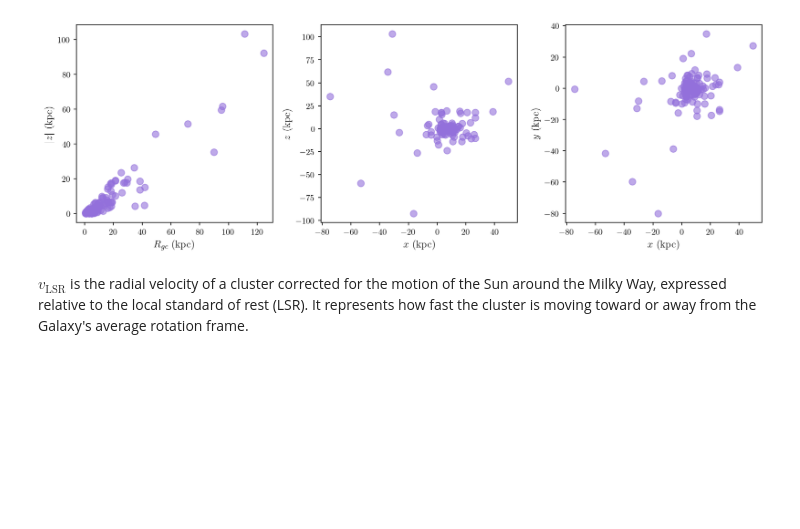
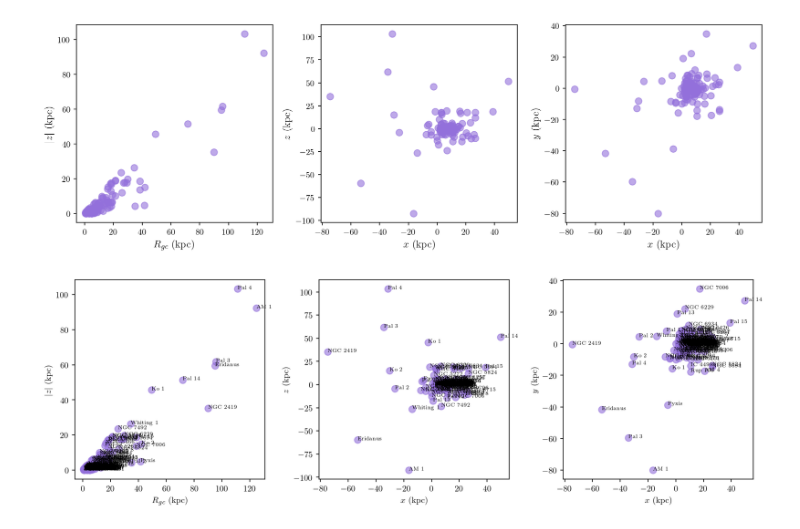
Before and after one commit to sleepdepr1ved/PHYS3116_Team, a Jupyter notebook: PHYS3116_Hassan.ipynb, the cells around one changed output. Drawn from its saved outputs; the diff is of its cells as text; code cells hidden in the pictures; blank space fills up the shorter version.

```diff
--- a/PHYS3116_Hassan.ipynb
+++ b/PHYS3116_Hassan.ipynb
@@ -61,9 +61,6 @@ In-situ clusters formed within the Milky Way itself; they remain closer to the G
 
 Based on the above and the below plots, it's more obvious where the accredited clusters are. Can easily correlate this data with Fe/H data above to finalise accredited clusters. More data isn't necessary. Remaining datasets are used to determine other characteristics required, such as if there are globular clusters that do not rotate with the bulk of other clobular clusters.
 # %%
-import pandas as pd
-import matplotlib.pyplot as plt
-
 harris = pd.read_csv(r"C:\Users\HassanNoun\OneDrive - UNSW\Desktop\PHYS3116\Group Assessment\GitHubClone_PHYS3116\PHYS3116_Team\HarrisPartI.csv")
 
 # Extracting key spatial coordinates
@@ -71,6 +68,7 @@ R = harris["R_gc"]
 X = harris["X"]
 Y = harris["Y"]
 Z = harris["Z"]
+names = harris["ID"]
 
 # Create subplots
 fig, axes = plt.subplots(1, 3, figsize=(12, 4))
@@ -94,5 +92,31 @@ plt.tight_layout()
 plt.show()
 # %% [output]
 [figure]
-# %% [markdown]
-$v_\text{LSR}$ is the radial velocity of a cluster corrected for the motion of the Sun around the Milky Way, expressed relative to the local standard of rest (LSR). It represents how fast the cluster is moving toward or away from the Galaxy's average rotation frame.
+# %%
+fig, axes = plt.subplots(1, 3, figsize=(12, 4))
+
+# R vs |Z|
+axes[0].scatter(R, abs(Z), c='mediumpurple', alpha=0.6, s=60)
+for i in range(len(R)):
+    axes[0].text(R[i], abs(Z[i]), names[i], fontsize=6)
+axes[0].set_xlabel(r"$R_{gc}$ (kpc)")
+axes[0].set_ylabel(r"$|z|$ (kpc)")
+
+# X vs Z
+axes[1].scatter(X, Z, c='mediumpurple', alpha=0.6, s=60)
+for i in range(len(X)):
+    axes[1].text(X[i], Z[i], names[i], fontsize=6)
+axes[1].set_xlabel(r"$x$ (kpc)")
+axes[1].set_ylabel(r"$z$ (kpc)")
+
+# X vs Y
+axes[2].scatter(X, Y, c='mediumpurple', alpha=0.6, s=60)
+for i in range(len(X)):
+    axes[2].text(X[i], Y[i], names[i], fontsize=6)
+axes[2].set_xlabel(r"$x$ (kpc)")
+axes[2].set_ylabel(r"$y$ (kpc)")
+
+plt.tight_layout()
+plt.show()
+# %% [output]
+[figure, added]
```
Also changed, not shown: parts of 8 cells of this notebook.
